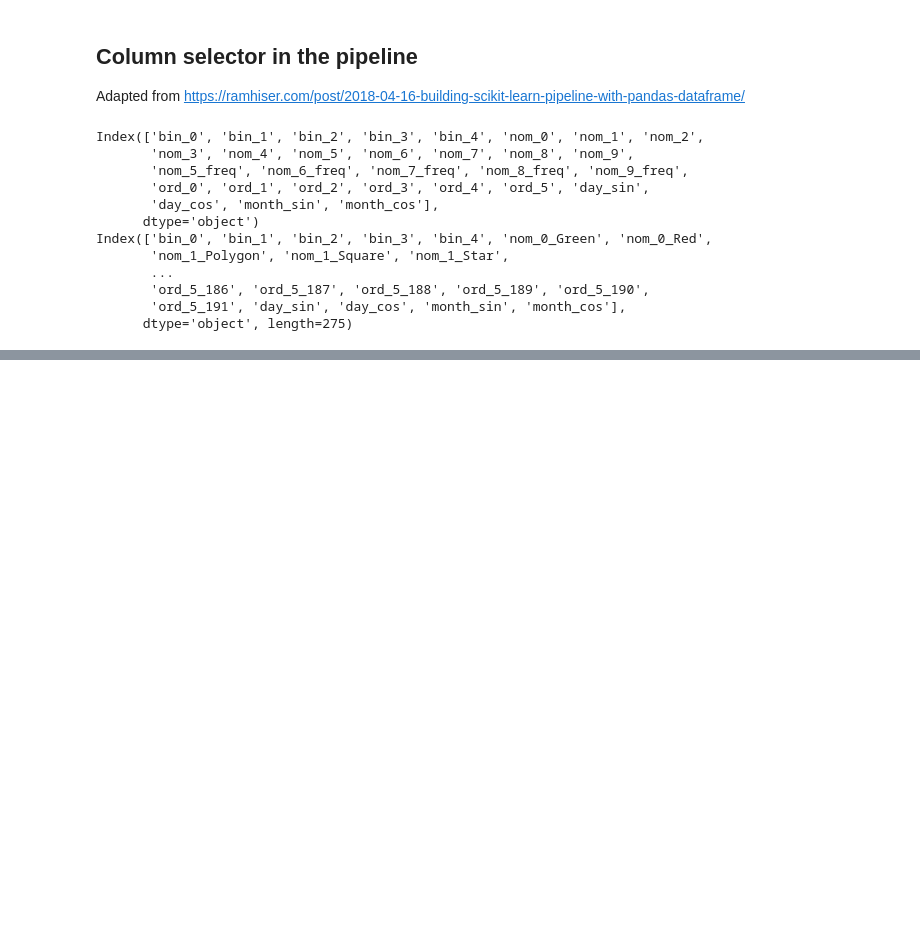
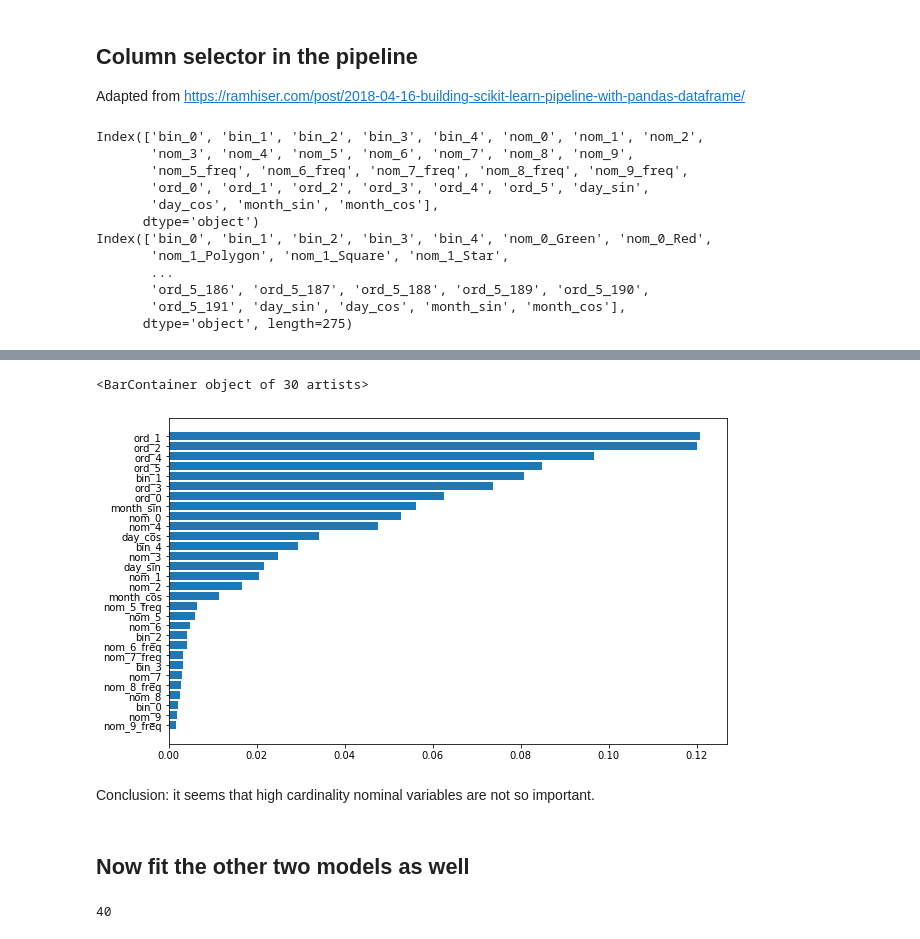
Before and after one commit to yhz0/group529, a Jupyter notebook: cat/XGBFit.ipynb, the cells around one changed output, grey strips where cells are left out. Cells and saved outputs as stored; diff of their text form; code cells hidden in the pictures; blank space fills up the shorter version.

```diff
--- a/cat/XGBFit.ipynb
+++ b/cat/XGBFit.ipynb
@@ -21,7 +21,8 @@ X_data.drop(columns="id", inplace=True)
 X_test.drop(columns="id", inplace=True)
 # %%
 with h5py.File("cat.hdf5", "r") as f:
-    data_columns, one_hot_columns = f['data_columns'][()],f['one_hot_columns'][()]
+    data_columns = f['data_columns'][()]
+    one_hot_columns = f['one_hot_columns'][()]
 
 data_columns = list(data_columns.astype("U"))
 one_hot_columns = list(one_hot_columns.astype("U"))
@@ -184,3 +322,44 @@ best_param
+# %%
+# Let's use the best parameter found in the larger and
+# finer grid and fit the full data.
+best_param = {
+    'n_estimators': 3000,
+    'max_depth': 2,
+    'objective': 'binary:logistic',
+    'subsample': 1,
+    'colsample_bytree': 0.6,
+    'learning_rate': 0.1,
+    'tree_method': 'gpu_hist'
+}
 # %%
-xgb  = XGBClassifier(**best_param)
-xgb.fit(X_data, y_data)
+%%time
+xgb = pipeline.Pipeline(
+    [
+        ("label_encode_selector", label_encode_selector),
+        ("xgb", XGBClassifier(**best_param))
+    ]
+)
+xgb.fit(X_data, y_data);
+# %%
+import matplotlib.pyplot as plt
+
+# Let's see the feature importances for checking
+imp = pd.Series(
+    data=xgb["xgb"].feature_importances_,
+    index=data_columns
+).sort_values(ascending=True)
+
+plt.figure(figsize=(10, 6))
+plt.barh(imp.index, imp)
+# %% [output]
+<BarContainer object of 30 artists>
+[figure, added]
+# %% [markdown]
+Conclusion: it seems that high cardinality nominal variables are not so important.
+# %% [markdown]
+## Now fit the other two models as well
+# %%
+import gc
+gc.collect()
+# %% [output]
+40
```
Also changed, not shown: parts of 28 cells of this notebook.
